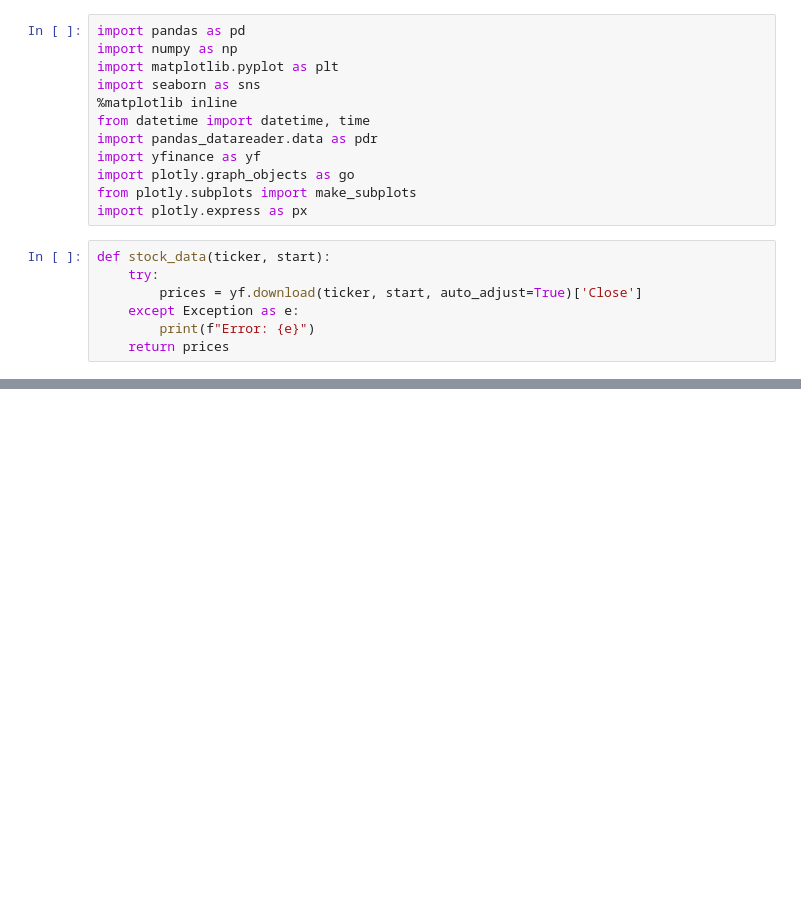
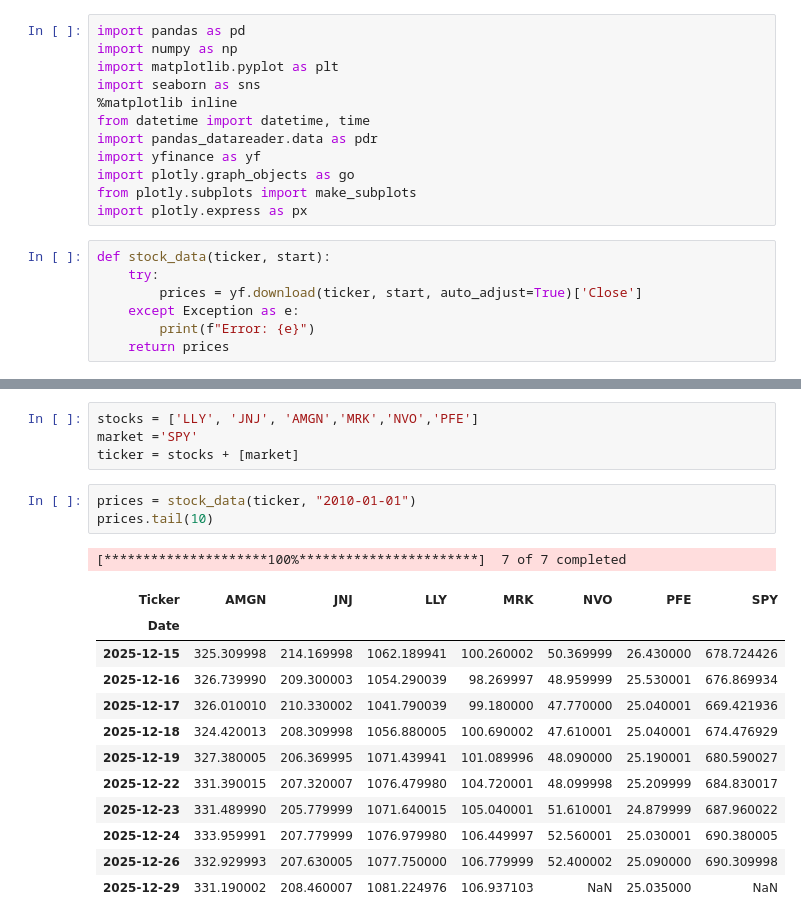
Before and after one commit to shaliniscode/strategy, a Jupyter notebook: Dual Momemtum.ipynb, the cells around one changed output, grey strips where cells are left out. Cells and saved outputs as stored; diff of their text form; blank space fills up the shorter version.

```diff
--- a/Dual Momemtum.ipynb
+++ b/Dual Momemtum.ipynb
@@ -117,3 +117,24 @@ def dual_momemtum(prices, stocks, market, mom_lookback=126, ma_window = 200, top
 
 
     return equity_curve
+# %%
+stocks = ['LLY', 'JNJ', 'AMGN','MRK','NVO','PFE']
+market ='SPY'
+ticker = stocks + [market]
+# %%
+prices = stock_data(ticker, "2010-01-01")
+prices.tail(10)
+# %% [output]
+[*********************100%***********************]  7 of 7 completed
+| Ticker | AMGN | JNJ | LLY | MRK | NVO | PFE | SPY |
+| Date |  |  |  |  |  |  |  |
+| 2025-12-15 | 325.309998 | 214.169998 | 1062.189941 | 100.260002 | 50.369999 | 26.430000 | 678.724426 |
+| 2025-12-16 | 326.739990 | 209.300003 | 1054.290039 | 98.269997 | 48.959999 | 25.530001 | 676.869934 |
+| 2025-12-17 | 326.010010 | 210.330002 | 1041.790039 | 99.180000 | 47.770000 | 25.040001 | 669.421936 |
+| 2025-12-18 | 324.420013 | 208.309998 | 1056.880005 | 100.690002 | 47.610001 | 25.040001 | 674.476929 |
+| 2025-12-19 | 327.380005 | 206.369995 | 1071.439941 | 101.089996 | 48.090000 | 25.190001 | 680.590027 |
+| 2025-12-22 | 331.390015 | 207.320007 | 1076.479980 | 104.720001 | 48.099998 | 25.209999 | 684.830017 |
+| 2025-12-23 | 331.489990 | 205.779999 | 1071.640015 | 105.040001 | 51.610001 | 24.879999 | 687.960022 |
+| 2025-12-24 | 333.959991 | 207.779999 | 1076.979980 | 106.449997 | 52.560001 | 25.030001 | 690.380005 |
+| 2025-12-26 | 332.929993 | 207.630005 | 1077.750000 | 106.779999 | 52.400002 | 25.090000 | 690.309998 |
+| 2025-12-29 | 331.190002 | 208.460007 | 1081.224976 | 106.937103 | NaN | 25.035000 | NaN |
```
Also changed, not shown: parts of 10 cells of this notebook.
